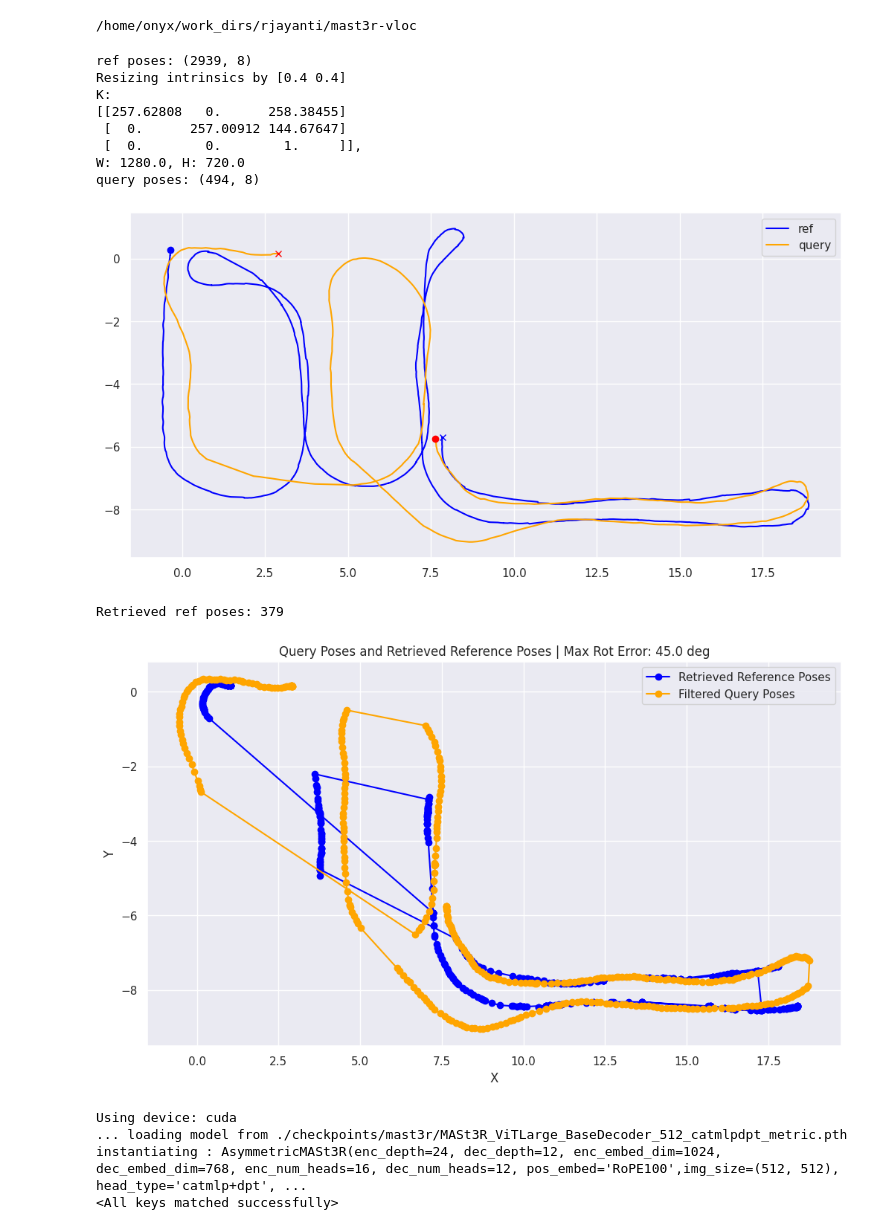
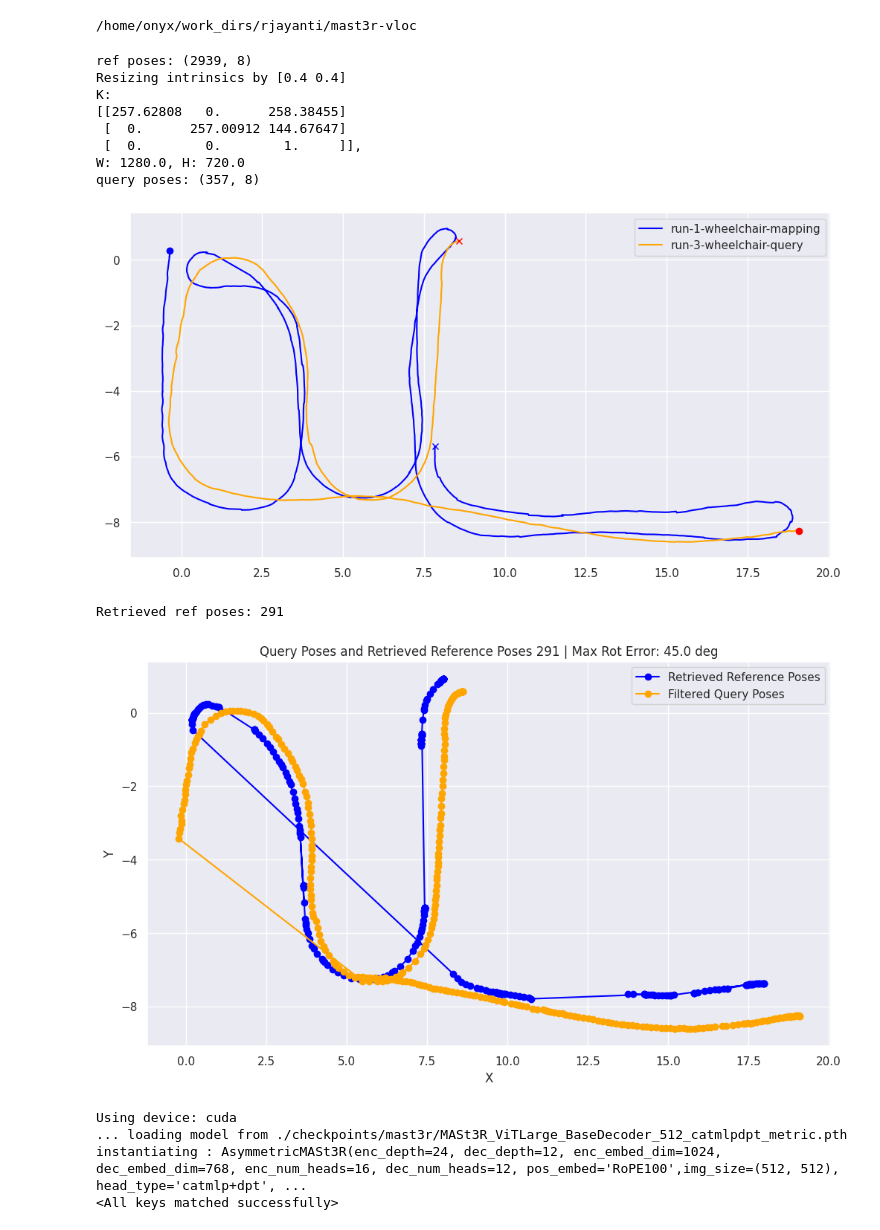
Before and after one commit to rjeye/mast3r-vloc, a Jupyter notebook: notebooks/exp-1-localize-rrclab.ipynb, the cells around one changed output. Saved outputs shown, nothing was run; the diff lists cells and outputs as text; code cells hidden in the pictures.

Commit message:
Save traj plots

```diff
--- a/notebooks/exp-1-localize-rrclab.ipynb
+++ b/notebooks/exp-1-localize-rrclab.ipynb
@@ -50,12 +53,12 @@ from src.datasets.dataset_utils import read_intrinsics, load_tum_poses, PoseMode
 
 dataset_root = Path("data/rrc-lab-data/wheelchair-runs-20241220/")
 exps_root = Path("results/mast3rvloc-rrclab/")
-experiment_name = "run-2-query-min-r-45-t-2"
+experiment_name = "dummy"
 exp_folder = exps_root / experiment_name
 exp_folder.mkdir(parents=True, exist_ok=True)
 
 ref_scene_folder = dataset_root / "run-1-wheelchair-mapping"
-query_scene_folder = dataset_root / "run-2-wheelchair-query"
+query_scene_folder = dataset_root / "run-3-wheelchair-query"
 
 ref_poses_file = ref_scene_folder / "poses_camera_tum.txt"
 ref_poses = load_tum_poses(ref_poses_file, PoseMode.TUM)
@@ -82,15 +85,17 @@ print(f"query poses: {query_poses.shape}")
 
 # plot trajectory
 plt.figure(figsize=(10, 5))
-plt.plot(ref_poses[:, 1], ref_poses[:, 2], label="ref", color='blue')
+plt.plot(ref_poses[:, 1], ref_poses[:, 2], label=f"{ref_scene_folder.name}", color='blue')
 plt.plot(ref_poses[0, 1], ref_poses[0, 2], 'bo')
 plt.plot(ref_poses[-1, 1], ref_poses[-1, 2], 'bx')
 
-plt.plot(query_poses[:, 1], query_poses[:, 2], label="query", color='orange')
+plt.plot(query_poses[:, 1], query_poses[:, 2], label=f"{query_scene_folder.name}", color='orange')
 plt.plot(query_poses[0, 1], query_poses[0, 2], 'ro')
 plt.plot(query_poses[-1, 1], query_poses[-1, 2], 'rx')
 plt.legend()
-plt.show()
+# plt.show()
+# save plot
+plt.savefig(exp_folder / "trajectory_original.png")
 # %% [output]
 ref poses: (2939, 8)
 Resizing intrinsics by [0.4 0.4]
@@ -99,15 +104,15 @@ K:
  [  0.      257.00912 144.67647]
  [  0.        0.        1.     ]],
 W: 1280.0, H: 720.0
-query poses: (494, 8)
+query poses: (357, 8)
-[figure, old version]
+[figure, new version]
 # %%
 from src.utils.tf_utils import calculate_tf_error, compose_qt_tf
 # Parameters
 # ROTATION_WEIGHT = 0.7  # Weight for rotation error
 # TRANSLATION_WEIGHT = 1 - ROTATION_WEIGHT  # Weight for translation error
-MAX_ROTATION_ERROR = 45.0  # Maximum allowable rotation error in degrees
-MAX_TRANSLATION_ERROR = 2.0  # Maximum allowable translation error in meters
+MAX_ROTATION_ERROR =45.0  # Maximum allowable rotation error in degrees
+MAX_TRANSLATION_ERROR = 3.0  # Maximum allowable translation error in meters
 
 # Lists to store filtered poses
 retrieved_ref_poses = []
@@ -131,7 +136,6 @@ for query_pose in tqdm(query_poses):
             continue
 
         score = R_err
-        # score = ROTATION_WEIGHT * R_err + TRANSLATION_WEIGHT * T_err
 
         # Update best match
         if score < min_score:
@@ -145,34 +149,35 @@ for query_pose in tqdm(query_poses):
 
 # Convert lists to numpy arrays for easier plotting
 retrieved_ref_positions = np.array(retrieved_ref_poses)[:, 1:3]  # Assuming the poses are in columns 1 to 3
 filtered_query_positions = np.array(filtered_query_poses)[:, 1:3]  # Assuming the poses are in columns 1 to 3
 
 # write poses to file in tum format with timestamps as index
 def write_tum_poses(file_path, poses):
     with open(file_path, 'w') as f:
         # simply write the poses as they are
         for pose in poses:
             f.write(" ".join(map(str, pose)) + "\n")
 
 retrieved_ref_poses_file = exp_folder / "retrieved_ref_poses_tum.txt"
 filtered_query_poses_file = exp_folder / "filtered_query_poses_tum.txt"
 
 write_tum_poses(retrieved_ref_poses_file, retrieved_ref_poses)
 write_tum_poses(filtered_query_poses_file, filtered_query_poses)
 
 print(f"Retrieved ref poses: {len(retrieved_ref_poses)}")
 
 # Plot the query poses and retrieved reference poses
 plt.figure(figsize=(10, 6))
 
 plt.plot(retrieved_ref_positions[:, 0], retrieved_ref_positions[:, 1], 'bo-', label='Retrieved Reference Poses')
 plt.plot(filtered_query_positions[:, 0], filtered_query_positions[:, 1], 'o-', color='orange', label='Filtered Query Poses')
 plt.xlabel('X')
 plt.ylabel('Y')
-plt.title(f'Query Poses and Retrieved Reference Poses | Max Rot Error: {MAX_ROTATION_ERROR} deg')
+plt.title(f'Query Poses and Retrieved Reference Poses {len(retrieved_ref_poses)} | Max Rot Error: {MAX_ROTATION_ERROR} deg')
 plt.legend()
 
-plt.show()
+# plt.show()
+plt.savefig(exp_folder / "trajectory_filtered.png")
 # %% [output]
-Retrieved ref poses: 379
+Retrieved ref poses: 291
-[figure, old version]
+[figure, new version]
```
Also changed, not shown: parts of 6 cells of this notebook.
